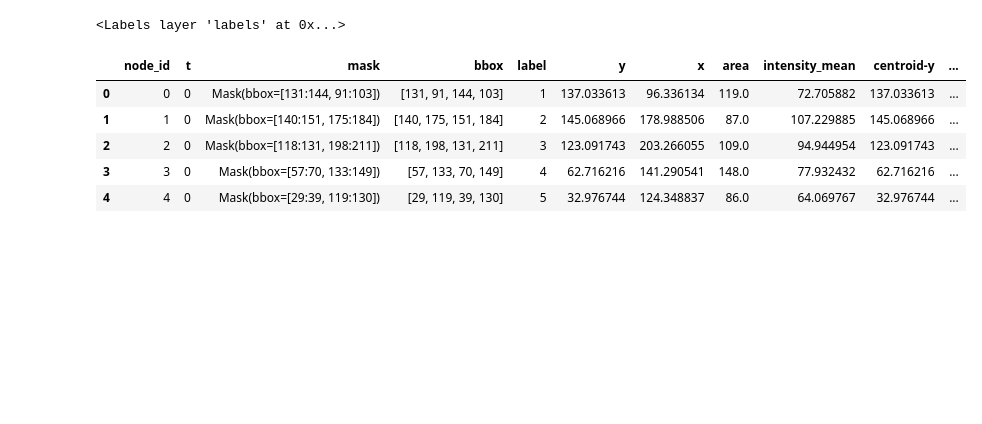
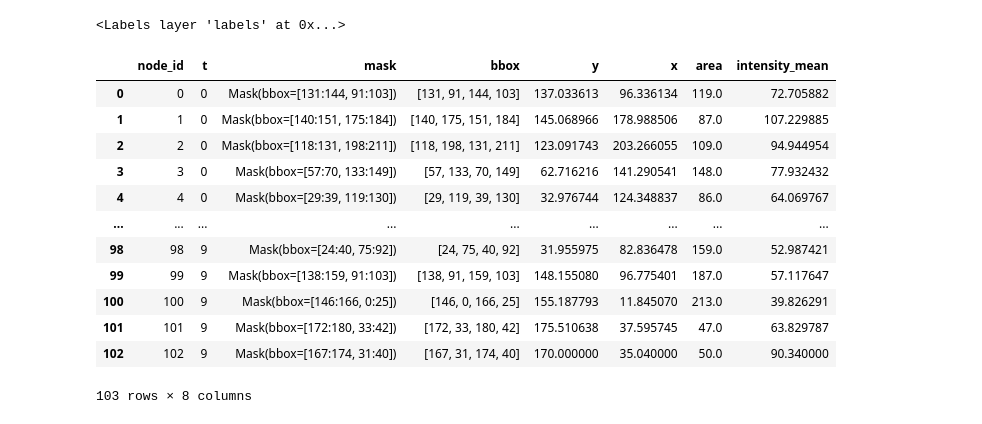
Before and after one commit to yfukai/napari-travali, a Jupyter notebook: examples/create_cell_seg_dataset.ipynb, the cells around one changed output. Cells and saved outputs as stored; diff of their text form; code cells hidden in the pictures; blank space fills up the shorter version.

```diff
--- a/examples/create_cell_seg_dataset.ipynb
+++ b/examples/create_cell_seg_dataset.ipynb
@@ -20,16 +20,21 @@ node_op.add_nodes(graph, labels=labels, intensity_image=image)
 # %%
 nodes_df = graph.node_attrs().to_pandas()
 # Expand centroid tuple into separate columns
-centroid_df = pd.DataFrame(nodes_df['centroid'].tolist(), columns=['centroid-y', 'centroid-x'])
-nodes_df = pd.concat([nodes_df.drop(columns=['centroid']), centroid_df], axis=1)
-nodes_df.head()
+nodes_df
 # %% [output]
-|  | node_id | t | mask | bbox | label | y | x | area | intensity_mean | centroid-y | ... |
-| 0 | 0 | 0 | Mask(bbox=[131:144, 91:103]) | [131, 91, 144, 103] | 1 | 137.033613 | 96.336134 | 119.0 | 72.705882 | 137.033613 | ... |
-| 1 | 1 | 0 | Mask(bbox=[140:151, 175:184]) | [140, 175, 151, 184] | 2 | 145.068966 | 178.988506 | 87.0 | 107.229885 | 145.068966 | ... |
-| 2 | 2 | 0 | Mask(bbox=[118:131, 198:211]) | [118, 198, 131, 211] | 3 | 123.091743 | 203.266055 | 109.0 | 94.944954 | 123.091743 | ... |
-| 3 | 3 | 0 | Mask(bbox=[57:70, 133:149]) | [57, 133, 70, 149] | 4 | 62.716216 | 141.290541 | 148.0 | 77.932432 | 62.716216 | ... |
-| 4 | 4 | 0 | Mask(bbox=[29:39, 119:130]) | [29, 119, 39, 130] | 5 | 32.976744 | 124.348837 | 86.0 | 64.069767 | 32.976744 | ... |
+|  | node_id | t | mask | bbox | y | x | area | intensity_mean |
+| 0 | 0 | 0 | Mask(bbox=[131:144, 91:103]) | [131, 91, 144, 103] | 137.033613 | 96.336134 | 119.0 | 72.705882 |
+| 1 | 1 | 0 | Mask(bbox=[140:151, 175:184]) | [140, 175, 151, 184] | 145.068966 | 178.988506 | 87.0 | 107.229885 |
+| 2 | 2 | 0 | Mask(bbox=[118:131, 198:211]) | [118, 198, 131, 211] | 123.091743 | 203.266055 | 109.0 | 94.944954 |
+| 3 | 3 | 0 | Mask(bbox=[57:70, 133:149]) | [57, 133, 70, 149] | 62.716216 | 141.290541 | 148.0 | 77.932432 |
+| 4 | 4 | 0 | Mask(bbox=[29:39, 119:130]) | [29, 119, 39, 130] | 32.976744 | 124.348837 | 86.0 | 64.069767 |
+| ... | ... | ... | ... | ... | ... | ... | ... | ... |
+| 98 | 98 | 9 | Mask(bbox=[24:40, 75:92]) | [24, 75, 40, 92] | 31.955975 | 82.836478 | 159.0 | 52.987421 |
+| 99 | 99 | 9 | Mask(bbox=[138:159, 91:103]) | [138, 91, 159, 103] | 148.155080 | 96.775401 | 187.0 | 57.117647 |
+| 100 | 100 | 9 | Mask(bbox=[146:166, 0:25]) | [146, 0, 166, 25] | 155.187793 | 11.845070 | 213.0 | 39.826291 |
+| 101 | 101 | 9 | Mask(bbox=[172:180, 33:42]) | [172, 33, 180, 42] | 175.510638 | 37.595745 | 47.0 | 63.829787 |
+| 102 | 102 | 9 | Mask(bbox=[167:174, 31:40]) | [167, 31, 174, 40] | 170.000000 | 35.040000 | 50.0 | 90.340000 |
+103 rows × 8 columns
 # %%
 lt = LapTrack(
     metric="sqeuclidean",
```
Also changed, not shown: parts of 16 cells of this notebook, 4 other files.
